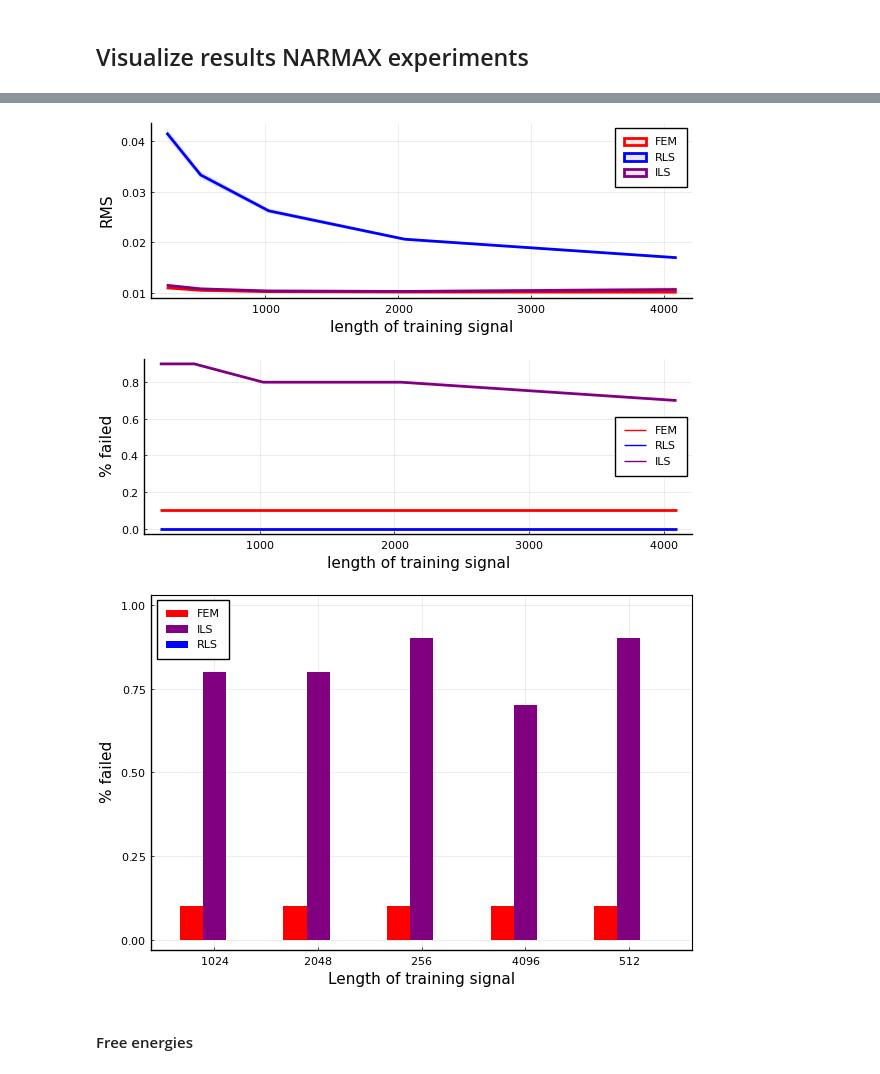
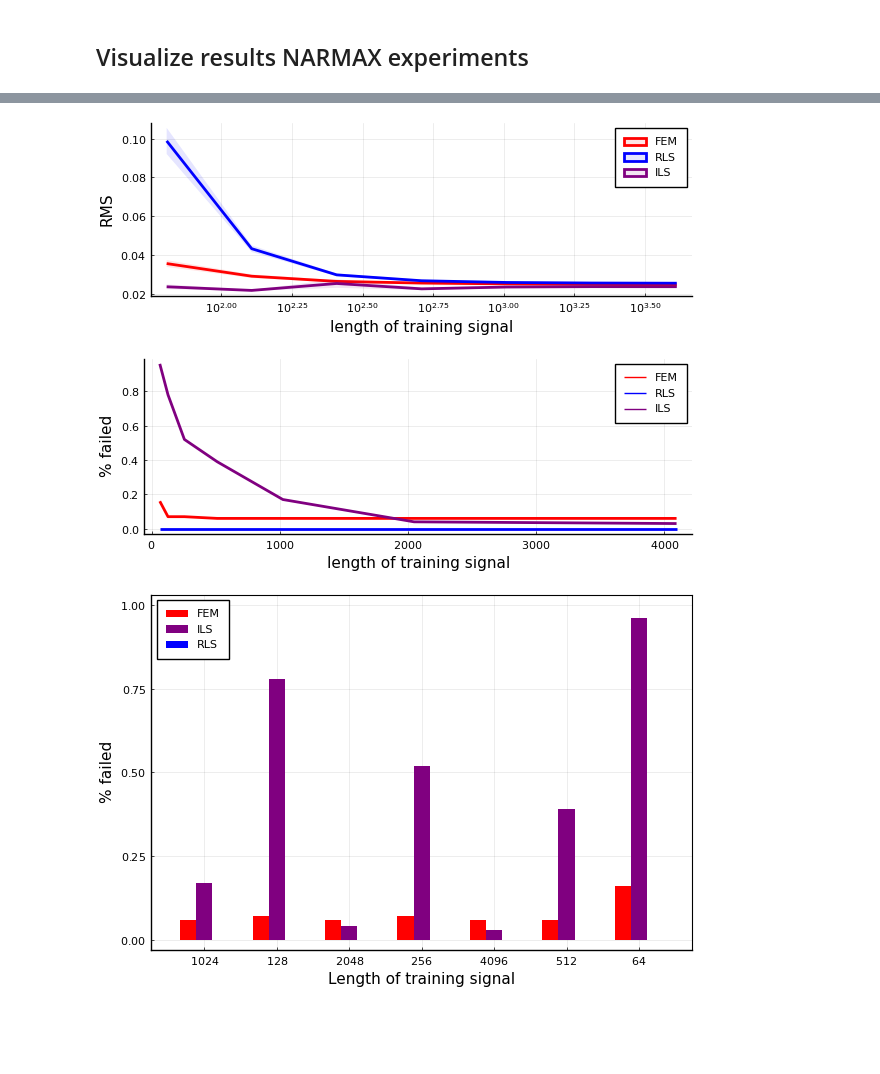
Before and after one commit to biaslab/ACC2022-vmpNARMAX, a Jupyter notebook: experiments-verification/collect-results.ipynb, the cells around one changed output, grey strips where cells are left out. Saved outputs shown, nothing was run; the diff lists cells and outputs as text; code cells hidden in the pictures; blank space fills up the shorter version.

```diff
--- a/experiments-verification/collect-results.ipynb
+++ b/experiments-verification/collect-results.ipynb
@@ -19,0 +20,6 @@ styles = [:solid, :dash, :dot, :dashdot];
+# %%
+# sample_sizes = [500,1000,2000,4000]
+sample_sizes = 2 .^collect(6:12)
+which_sizes = 1:length(sample_sizes)
+num_sizes = length(which_sizes)
+sample_sizes[which_sizes]'
@@ -154,52 +167,50 @@ boxplot!(filter(!isnan, RMS_prd_ILS[:,n]), color="purple", label="ILS")
 # %%
-p7 = plot(NT, results_prd_FEM[:,1],
+p7 = plot(sample_sizes[which_sizes], results_prd_FEM[:,1],
           ribbon=[results_prd_FEM[:,2] results_prd_FEM[:,2]],
           color="red",
           label="FEM",
-#           xscale=:log10,
-#           yscale=:log1enumerate(0,
+          xscale=:log10,
+#           yscale=:log10,
 #           ylims=[0.10, 0.25],
           linewidth=linewidth,
           fillalpha=alpha,
           xlabel="length of training signal",
           ylabel="RMS",
           size=(600,220))
-plot!(NT, results_prd_RLS[:,1],
+plot!(sample_sizes[which_sizes], results_prd_RLS[:,1],
      ribbon=[results_prd_RLS[:,2] results_prd_RLS[:,2]],
      color="blue",
      linewidth=linewidth,
      fillalpha=alpha,
      label="RLS")
-plot!(NT, results_prd_ILS[:,1],
+plot!(sample_sizes[which_sizes], results_prd_ILS[:,1],
      ribbon=[results_prd_ILS[:,2] results_prd_ILS[:,2]],
      color="purple",
      linewidth=linewidth,
      fillalpha=alpha,
      label="ILS")
 # %% [output]
-[figure, old version]
+[figure, new version]
 # %%
 savefig(p7, "figures/NARMAX-RMS-prd_deg"*string(deg)*"_order"*string(order)*".png")
 # %%
-p121 = plot(NT, instab_prd_FEM', color="red", label="FEM", linewidth=2, ylabel="% failed", xlabel="length of training signal", size=(600,220))
-plot!(NT, instab_prd_RLS', color="blue", label="RLS", linewidth=2)#, ylims=[0., 1.])
-plot!(NT, instab_prd_ILS', color="purple", label="ILS", linewidth=2)
+p121 = plot(sample_sizes[which_sizes], instab_prd_FEM', color="red", label="FEM", linewidth=2, ylabel="% failed", xlabel="length of training signal", size=(600,220))
+plot!(sample_sizes[which_sizes], instab_prd_RLS', color="blue", label="RLS", linewidth=2)#, ylims=[0., 1.])
+plot!(sample_sizes[which_sizes], instab_prd_ILS', color="purple", label="ILS", linewidth=2)
 # %% [output]
-[figure, old version]
+[figure, new version]
 # %%
 savefig(p121, "figures/NARMAX-propfail-prd_deg"*string(deg)*"_order"*string(order)*".png")
 # %%
 instab_prd = [instab_prd_FEM;
               instab_prd_RLS;
               instab_prd_ILS]
 
-ctg = repeat(["FEM", "RLS", "ILS"], inner = NE)
-nam = repeat(string.(NT), outer=3)
-colours = repeat(["red", "blue", "purple"], inner = NE)
+ctg = repeat(["FEM", "RLS", "ILS"], inner = num_sizes)
+nam = repeat(string.(sample_sizes), outer=3)
+colours = repeat(["red", "blue", "purple"], inner = num_sizes)
 
 groupedbar(nam, instab_prd', group = ctg, color = colours, xlabel = "Length of training signal", ylabel = "% failed", bar_width = 0.67,
         lw = 0, framestyle = :box, ylims=[0., 1.], bar_position = :dodge)
 # %% [output]
-[figure, old version]
+[figure, new version]
-# %% [markdown]
-#### Free energies
```
Also changed, not shown: parts of 13 cells of this notebook, 17 other files.
